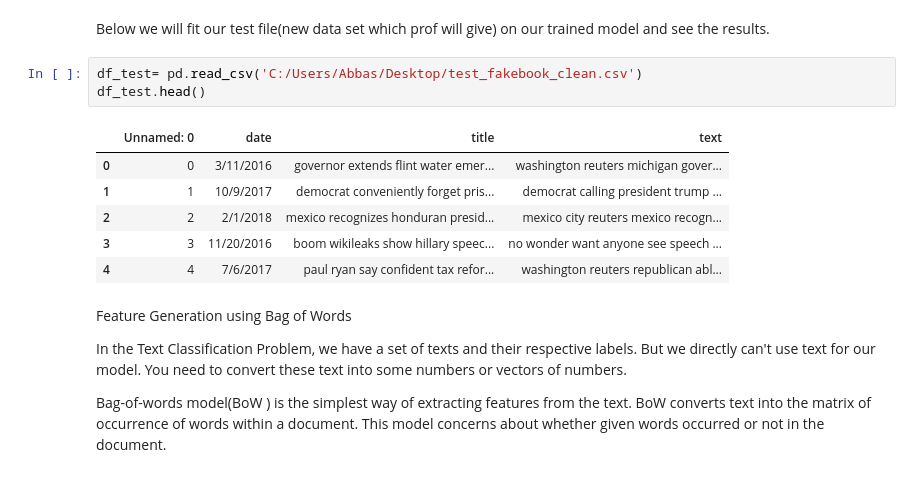
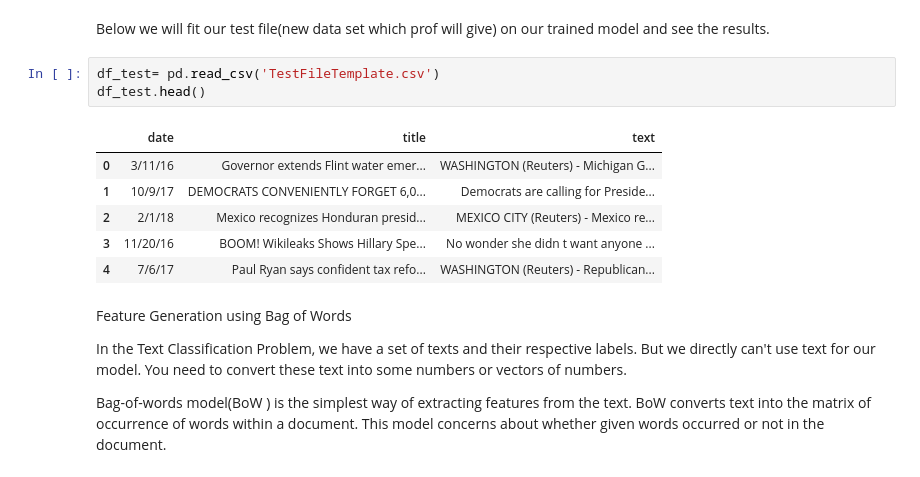
Before and after one commit to WeenyJY/ml-project, a Jupyter notebook: fakebook_reviews_analysis-Copy2.ipynb, the cells around one changed output. Cells and saved outputs as stored; diff of their text form.

```diff
--- a/fakebook_reviews_analysis-Copy2.ipynb
+++ b/fakebook_reviews_analysis-Copy2.ipynb
@@ -204,15 +217,15 @@ Using this method, I am not able to fit new dataset hence going ahead with Metho
 # %% [markdown]
 Below we will fit our test file(new data set which prof will give) on our trained model and see the results.
 # %%
-df_test= pd.read_csv('C:/Users/Abbas/Desktop/test_fakebook_clean.csv')
+df_test= pd.read_csv('TestFileTemplate.csv')
 df_test.head()
 # %% [output]
-|  | Unnamed: 0 | date | title | text |
-| 0 | 0 | 3/11/2016 | governor extends flint water emer... | washington reuters michigan gover... |
-| 1 | 1 | 10/9/2017 | democrat conveniently forget pris... | democrat calling president trump ... |
-| 2 | 2 | 2/1/2018 | mexico recognizes honduran presid... | mexico city reuters mexico recogn... |
-| 3 | 3 | 11/20/2016 | boom wikileaks show hillary speec... | no wonder want anyone see speech ... |
-| 4 | 4 | 7/6/2017 | paul ryan say confident tax refor... | washington reuters republican abl... |
+|  | date | title | text |
+| 0 | 3/11/16 | Governor extends Flint water emer... | WASHINGTON (Reuters) - Michigan G... |
+| 1 | 10/9/17 | DEMOCRATS CONVENIENTLY FORGET 6,0... | Democrats are calling for Preside... |
+| 2 | 2/1/18 | Mexico recognizes Honduran presid... | MEXICO CITY (Reuters) - Mexico re... |
+| 3 | 11/20/16 | BOOM! Wikileaks Shows Hillary Spe... | No wonder she didn t want anyone ... |
+| 4 | 7/6/17 | Paul Ryan says confident tax refo... | WASHINGTON (Reuters) - Republican... |
 # %% [markdown]
 Feature Generation using Bag of Words
 
```
Also changed, not shown: parts of 17 cells of this notebook.
